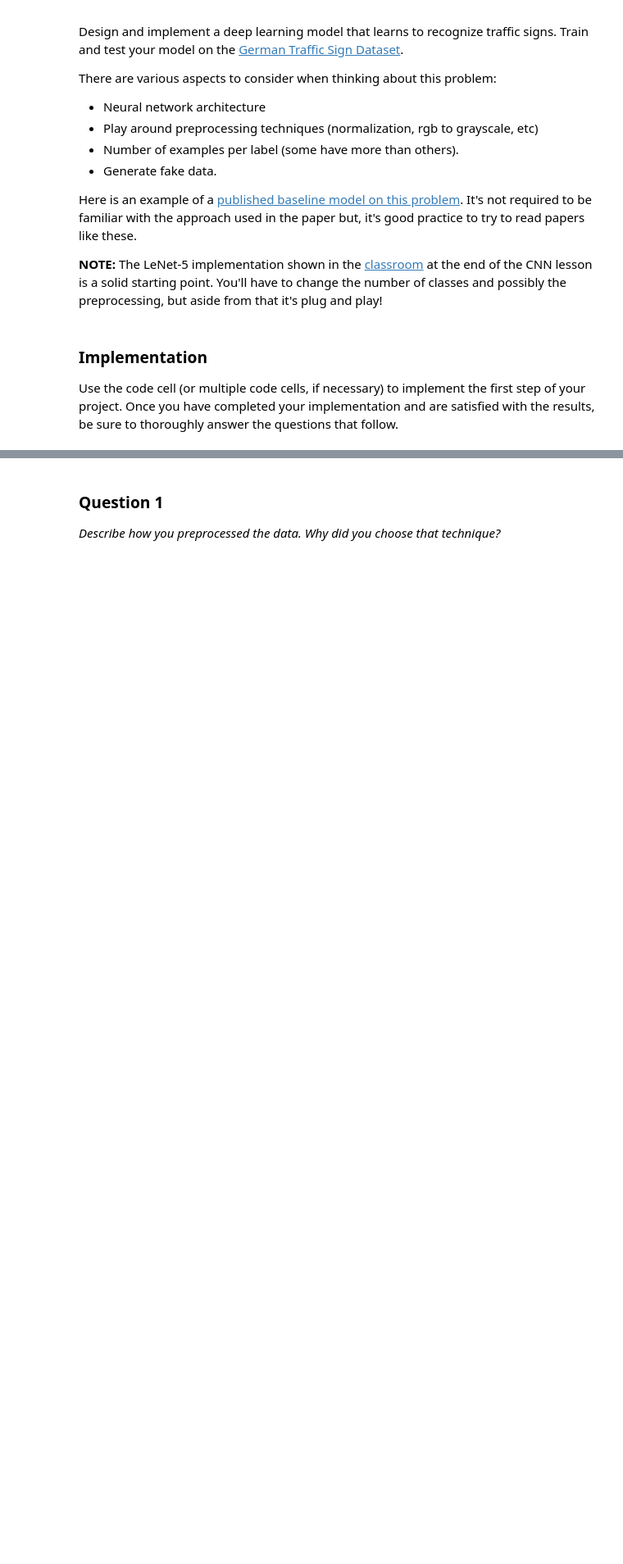
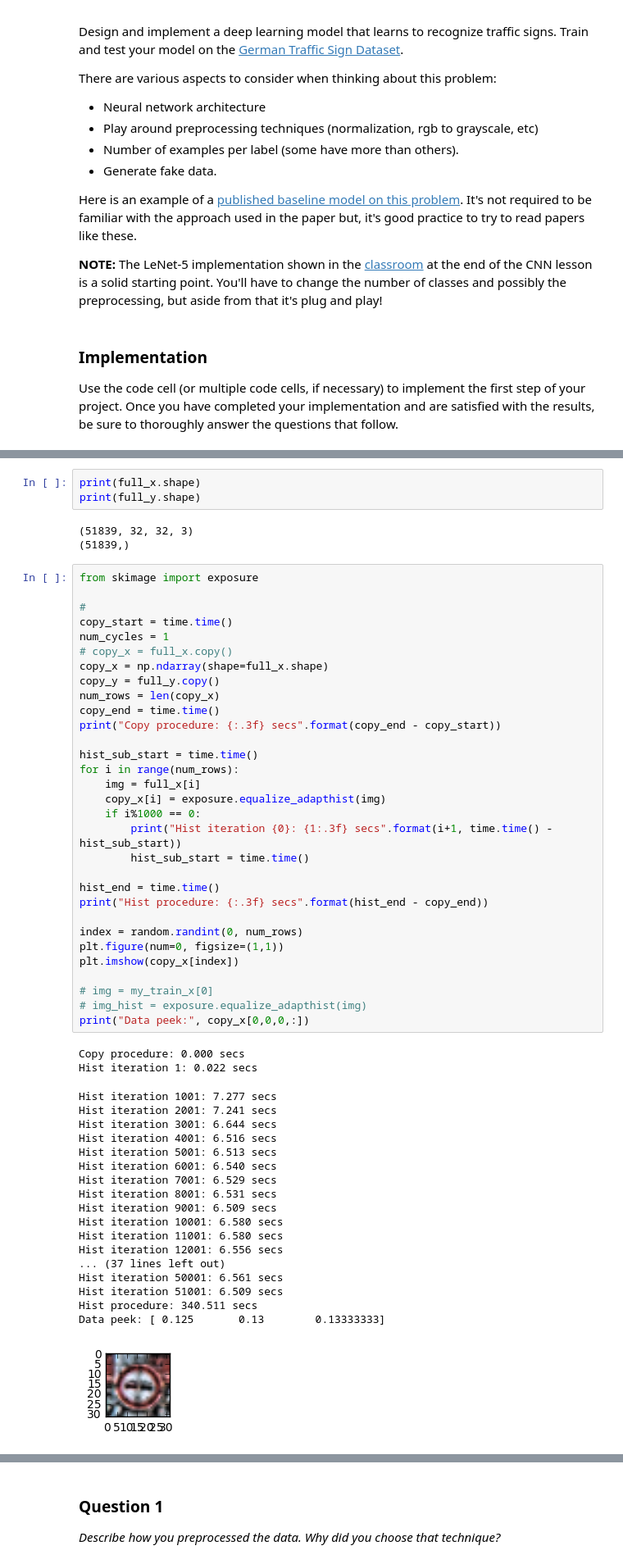
Before and after one commit to craigvargas/sdc-project-2-german-street-signs, a Jupyter notebook: Traffic_Sign_Classifier.ipynb, the cells around one changed output, grey strips where cells are left out. Shown at 82% size. Cells and saved outputs as stored; diff of their text form; blank space fills up the shorter version.

```diff
--- a/Traffic_Sign_Classifier.ipynb
+++ b/Traffic_Sign_Classifier.ipynb
@@ -146,0 +185,58 @@ data_length = len(full_x)
+# %%
+print(full_x.shape)
+print(full_y.shape)
+# %% [output]
+(51839, 32, 32, 3)
+(51839,)
+# %%
+from skimage import exposure
+
+#
+copy_start = time.time()
+num_cycles = 1
+# copy_x = full_x.copy()
+copy_x = np.ndarray(shape=full_x.shape)
+copy_y = full_y.copy()
+num_rows = len(copy_x)
+copy_end = time.time()
+print("Copy procedure: {:.3f} secs".format(copy_end - copy_start))
+
+hist_sub_start = time.time()
+for i in range(num_rows):
+    img = full_x[i]
+    copy_x[i] = exposure.equalize_adapthist(img)
+    if i%1000 == 0:
+        print("Hist iteration {0}: {1:.3f} secs".format(i+1, time.time() - hist_sub_start))
+        hist_sub_start = time.time()
+
+hist_end = time.time()
+print("Hist procedure: {:.3f} secs".format(hist_end - copy_end))
+
+index = random.randint(0, num_rows)
+plt.figure(num=0, figsize=(1,1))
+plt.imshow(copy_x[index])
+
+# img = my_train_x[0]
+# img_hist = exposure.equalize_adapthist(img)
+print("Data peek:", copy_x[0,0,0,:])
+# %% [output]
+Copy procedure: 0.000 secs
+Hist iteration 1: 0.022 secs
+Hist iteration 1001: 7.277 secs
+Hist iteration 2001: 7.241 secs
+Hist iteration 3001: 6.644 secs
+Hist iteration 4001: 6.516 secs
+Hist iteration 5001: 6.513 secs
+Hist iteration 6001: 6.540 secs
+Hist iteration 7001: 6.529 secs
+Hist iteration 8001: 6.531 secs
+Hist iteration 9001: 6.509 secs
+Hist iteration 10001: 6.580 secs
+Hist iteration 11001: 6.580 secs
+Hist iteration 12001: 6.556 secs
+... (37 lines left out)
+Hist iteration 50001: 6.561 secs
+Hist iteration 51001: 6.509 secs
+Hist procedure: 340.511 secs
+Data peek: [ 0.125       0.13        0.13333333]
+[figure, added]
```
Also changed, not shown: parts of 25 cells of this notebook, 1 other file.
